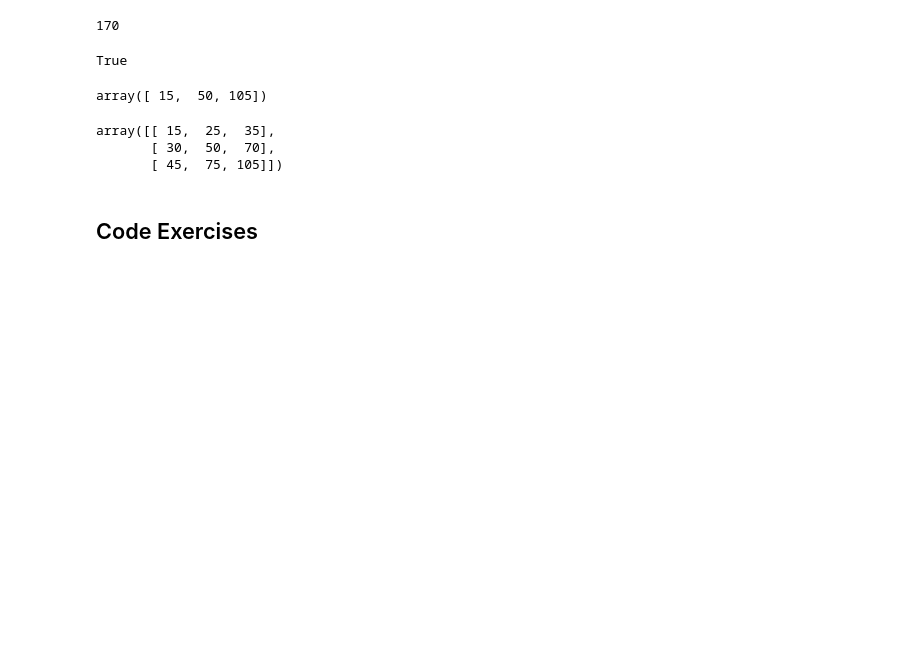
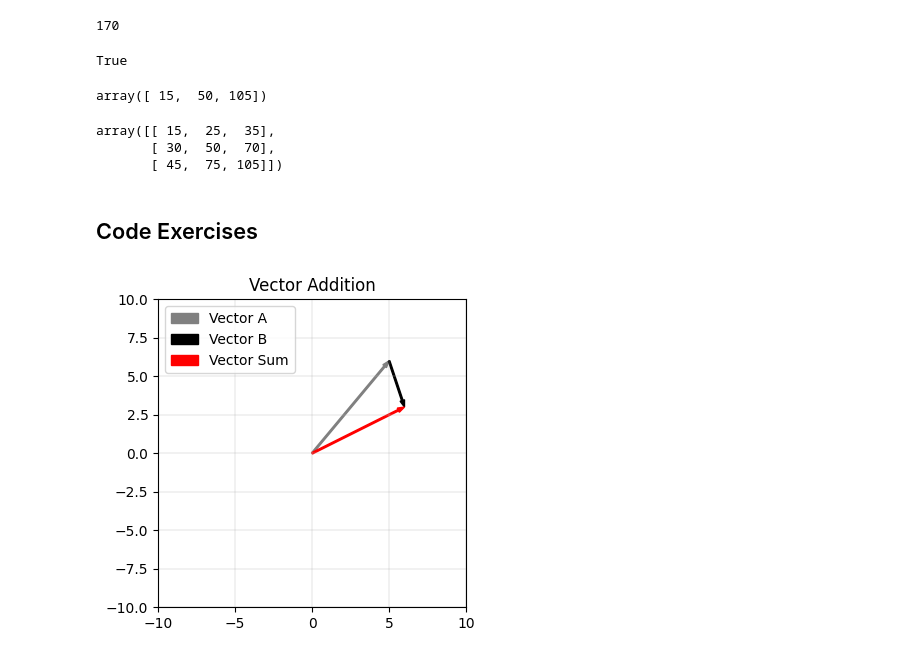
Before and after one commit to MiesnerJacob/practical-linear-algebra-for-data-science, a Jupyter notebook: 02-vectors-pt1.ipynb, the cells around one changed output. Cells and saved outputs as stored; diff of their text form; code cells hidden in the pictures; blank space fills up the shorter version.

Commit message:
working through code exercises in chapter 2

```diff
--- a/02-vectors-pt1.ipynb
+++ b/02-vectors-pt1.ipynb
@@ -126,3 +126,35 @@ array([[ 15,  25,  35],
        [ 45,  75, 105]])
 # %% [markdown]
 ## Code Exercises
+# %%
+# Exercise 2-1 (Part 1 Vector Addition)
+import matplotlib.pyplot as plt
+
+# The vectors and their sum
+vector_a = np.array([5,6])
+vector_b = np.array([1,-3])
+vector_sum = vector_a + vector_b
+
+
+# Create Plot
+plt.figure(figsize=(4,4))
+origin = np.array([0,0])
+head_width = 0.3
+line_width=0.1
+include_head=True
+
+# plot the vectors
+vector_a_plot = plt.arrow(origin[0], origin[1], vector_a[0], vector_a[1], head_width=head_width, width=line_width, color='grey', length_includes_head=include_head)
+vector_b_plot = plt.arrow(vector_a[0], vector_a[1], vector_b[0], vector_b[1], head_width=head_width, width=line_width, color='black', length_includes_head=include_head)
+vector_sum_plot = plt.arrow(origin[0], origin[1], vector_sum[0], vector_sum[1], head_width=head_width, width=line_width, color='red', length_includes_head=include_head)
+
+
+# Format Plot
+plt.grid(linestyle='-',linewidth=.25)
+plt.axis('square')
+plt.axis([-10, 10, -10, 10])
+plt.legend([vector_a_plot, vector_b_plot, vector_sum_plot], ['Vector A','Vector B', 'Vector Sum'])
+plt.title('Vector Addition')
+plt.show()
+# %% [output]
+[figure, added]
```
Also changed, not shown: parts of 10 cells of this notebook.
